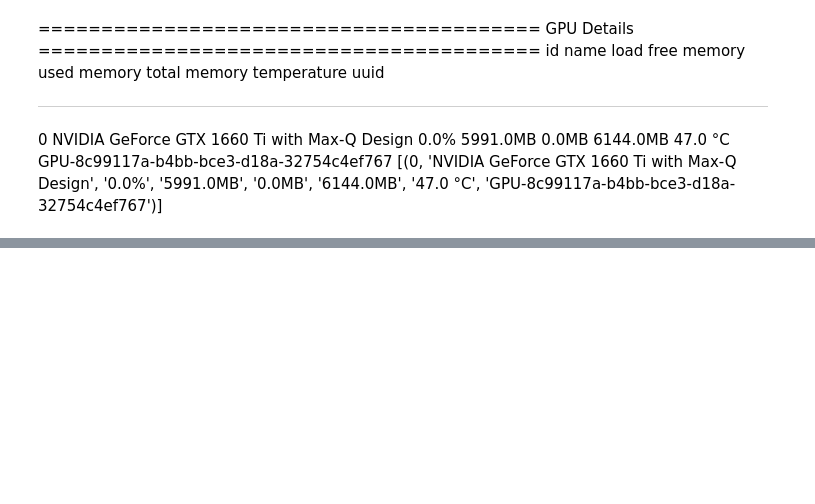
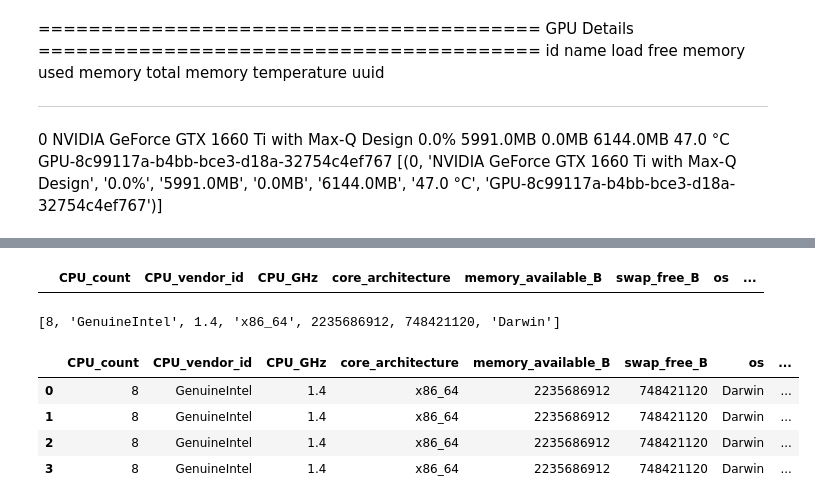
Before and after one commit to wesleymth/LauzHack-2022-energy, a Jupyter notebook: notebook_wesley.ipynb, the cells around one changed output, grey strips where cells are left out. Cells and saved outputs as stored; diff of their text form; code cells hidden in the pictures; blank space fills up the shorter version.

```diff
--- a/notebook_wesley.ipynb
+++ b/notebook_wesley.ipynb
@@ -749,0 +765,5 @@ extract_energy()
+# %%
+dall = {}
+for d in [get_cpu_features(), get_memory_features(), get_system_features()]:
+  dall.update(d)
+dall
@@ -750,2 +799,22 @@ extract_energy()
+# %%
+data_subset = pd.DataFrame([],columns=list(dall.keys()) + ["Cumul_Proc_Energy_0(mWh)"])
+# %%
+data_subset
+# %% [output]
+|  | CPU_count | CPU_vendor_id | CPU_GHz | core_architecture | memory_available_B | swap_free_B | os | ... |
+# %%
+list(dall.values())
+# %% [output]
+[8, 'GenuineIntel', 1.4, 'x86_64', 2235686912, 748421120, 'Darwin']
+# %%
+data_subset.loc[3] = list(dall.values()) + [extract_energy('logs/tkt.csv')]
+# %%
+data_subset
+# %% [output]
+|  | CPU_count | CPU_vendor_id | CPU_GHz | core_architecture | memory_available_B | swap_free_B | os | ... |
+| 0 | 8 | GenuineIntel | 1.4 | x86_64 | 2235686912 | 748421120 | Darwin | ... |
+| 1 | 8 | GenuineIntel | 1.4 | x86_64 | 2235686912 | 748421120 | Darwin | ... |
+| 2 | 8 | GenuineIntel | 1.4 | x86_64 | 2235686912 | 748421120 | Darwin | ... |
+| 3 | 8 | GenuineIntel | 1.4 | x86_64 | 2235686912 | 748421120 | Darwin | ... |
 # %%
 df.loc["Saanvi"] = [96, 90]
```
Also changed, not shown: parts of 10 cells of this notebook, 3 other files.
